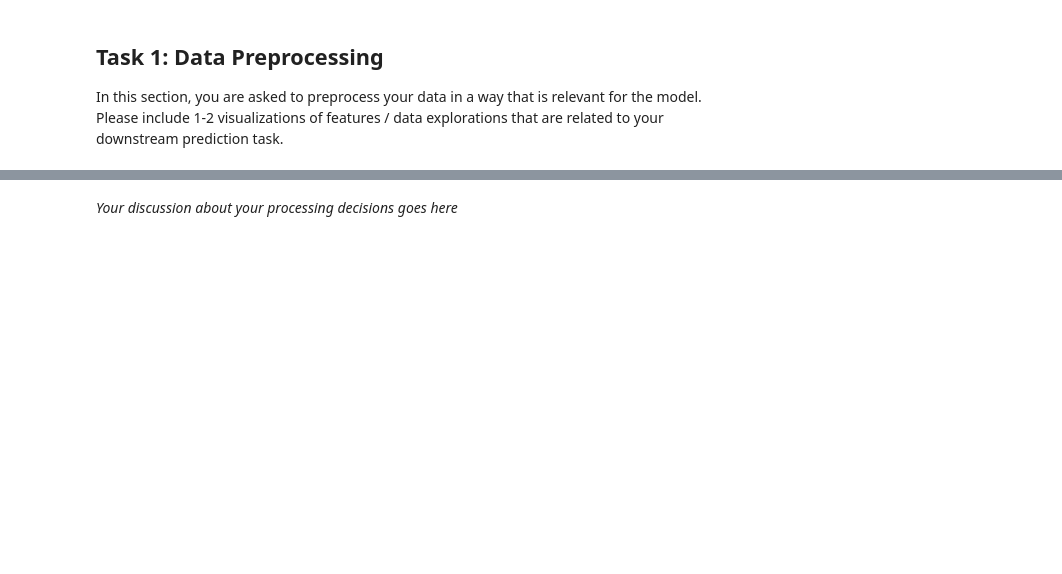
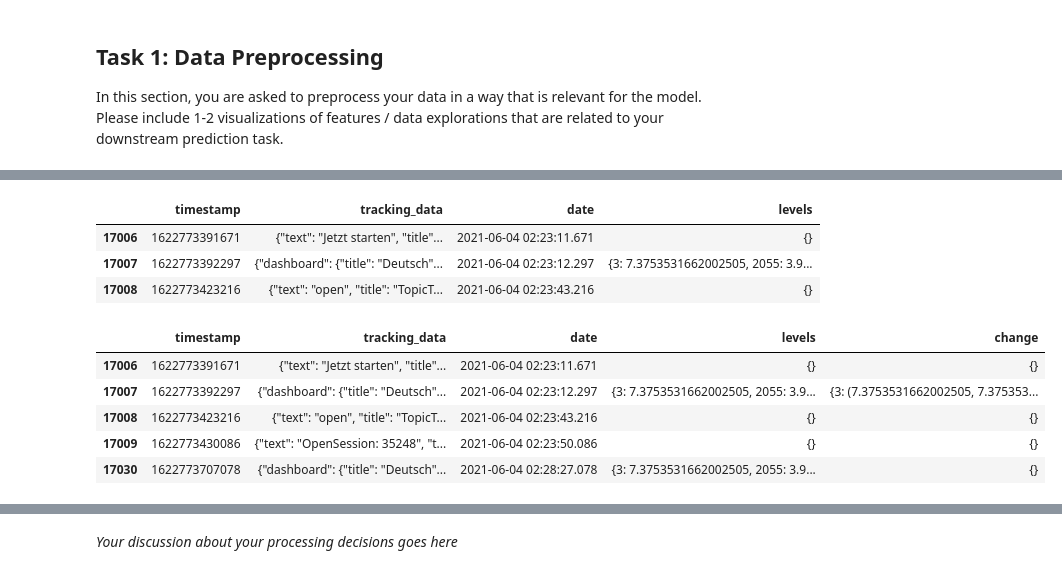
Before and after one commit to ML4BD/milestone-4-roguesgallery, a Jupyter notebook: notebooks/Milestone04/m4_lernnavi_276507.ipynb, the cells around one changed output, grey strips where cells are left out. Drawn from its saved outputs; the diff is of its cells as text; code cells hidden in the pictures; blank space fills up the shorter version.

Commit message:
adding the code to get the level checks

```diff
--- a/notebooks/Milestone04/m4_lernnavi_276507.ipynb
+++ b/notebooks/Milestone04/m4_lernnavi_276507.ipynb
@@ -45,0 +60,4 @@ In this section, you are asked to preprocess your data in a way that is relevant
+# %%
+# Creating dictionary of topic ids, names and category (math/german)
+topics_dict = topics_translated[['id', 'name_english', 'math']]
+display(topics_dict.head(3))
@@ -45,0 +147,14 @@ In this section, you are asked to preprocess your data in a way that is relevant
+# %%
+def get_level(js, verbose = False):
+    if type(js) != dict: js = json.loads(js)
+    all_scores = {}
+
+    try:
+        topics = js['dashboard']['topics']
+    except :
+        topics = []
+
+    for topic in topics:
+        all_scores.update( get_mastery(topic, scores=all_scores, verbose = verbose) )
+
+    return all_scores
@@ -45,0 +268,32 @@ In this section, you are asked to preprocess your data in a way that is relevant
+# %%
+# Testing out tracking the evolution for a single user
+events[events['action']=='NAVIGATE_DASHBOARD'].iloc[1]
+
+user_id = 390028
+tmp = events.loc[(events.user_id == user_id) & (events.action == 'NAVIGATE_DASHBOARD'), ['timestamp', 'tracking_data']]
+
+# Transforming to date
+tmp['date'] = pd.to_datetime(tmp.timestamp, unit='ms')
+# extracting all the mastery scores
+tmp['levels'] = tmp.tracking_data.apply(get_level)
+
+tmp.head(3)
+# %% [output]
+|  | timestamp | tracking_data | date | levels |
+| 17006 | 1622773391671 | {"text": "Jetzt starten", "title"... | 2021-06-04 02:23:11.671 | {} |
+| 17007 | 1622773392297 | {"dashboard": {"title": "Deutsch"... | 2021-06-04 02:23:12.297 | {3: 7.3753531662002505, 2055: 3.9... |
+| 17008 | 1622773423216 | {"text": "open", "title": "TopicT... | 2021-06-04 02:23:43.216 | {} |
+# %%
+# Making sure that the values are sorted from earliest to latest
+tmp.sort_values('date', inplace=True)
+# %%
+# get changes for each non-zero mastery score if any, result is scored as (current, change)
+tmp['change'] = get_level_changes(tmp.levels)
+tmp.head()
+# %% [output]
+|  | timestamp | tracking_data | date | levels | change |
+| 17006 | 1622773391671 | {"text": "Jetzt starten", "title"... | 2021-06-04 02:23:11.671 | {} | {} |
+| 17007 | 1622773392297 | {"dashboard": {"title": "Deutsch"... | 2021-06-04 02:23:12.297 | {3: 7.3753531662002505, 2055: 3.9... | {3: (7.3753531662002505, 7.375353... |
+| 17008 | 1622773423216 | {"text": "open", "title": "TopicT... | 2021-06-04 02:23:43.216 | {} | {} |
+| 17009 | 1622773430086 | {"text": "OpenSession: 35248", "t... | 2021-06-04 02:23:50.086 | {} | {} |
+| 17030 | 1622773707078 | {"dashboard": {"title": "Deutsch"... | 2021-06-04 02:28:27.078 | {3: 7.3753531662002505, 2055: 3.9... | {} |
```
Also changed, not shown: parts of 16 cells of this notebook.
